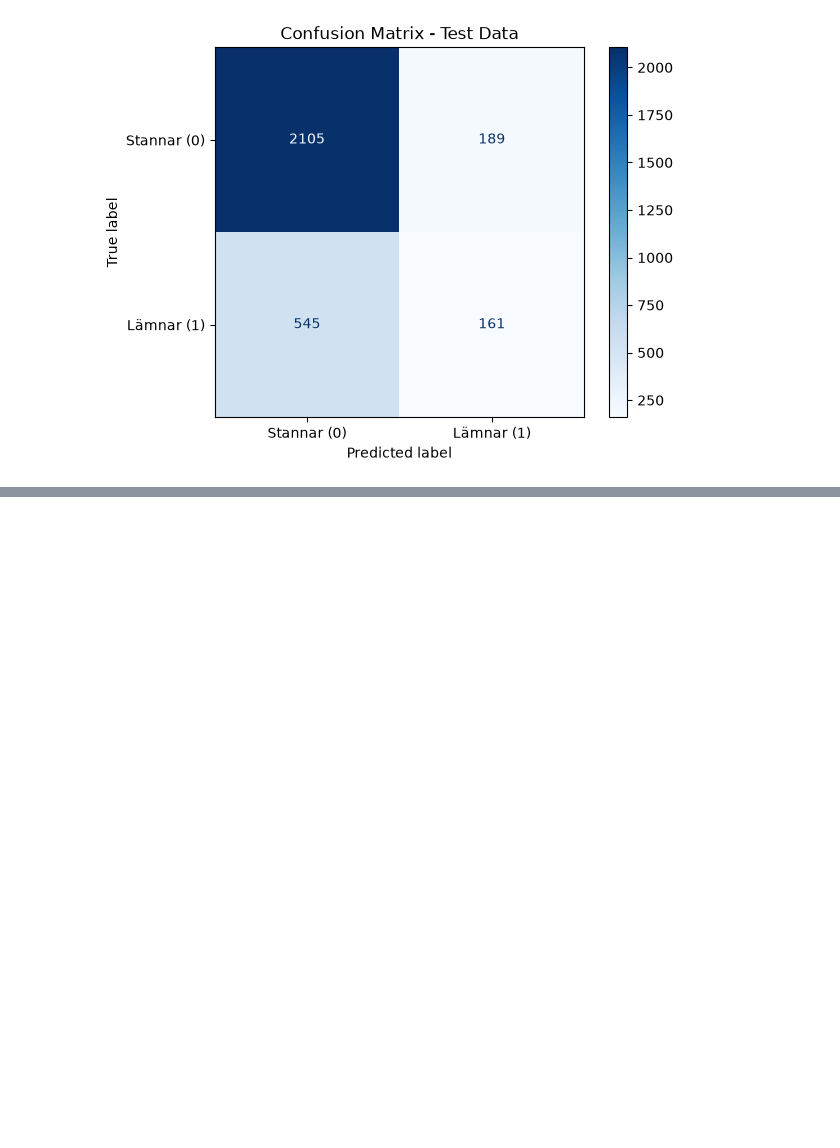
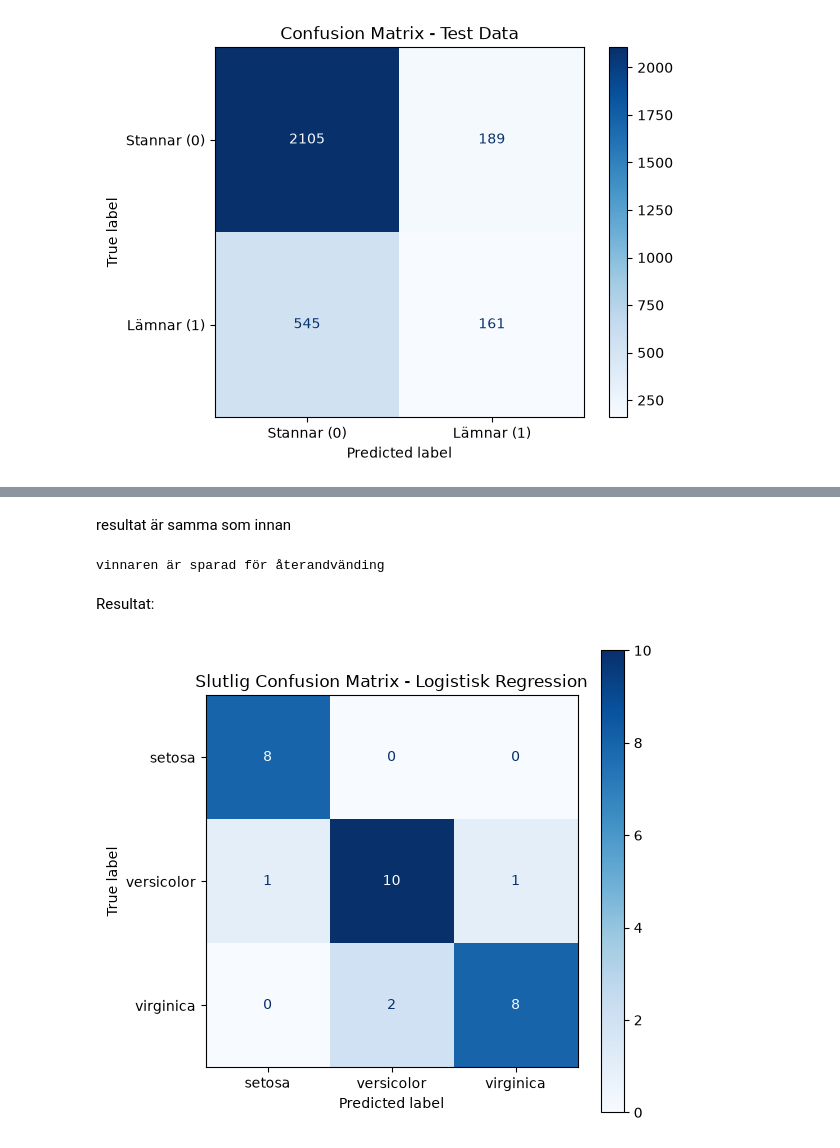
Before and after one commit to M-Renberg/Artificiell-intelligense-course-part-1, a Jupyter notebook: koduppfit4.ipynb, the cells around one changed output, grey strips where cells are left out. Cells and saved outputs as stored; diff of their text form; code cells hidden in the pictures; blank space fills up the shorter version.

```diff
--- a/koduppfit4.ipynb
+++ b/koduppfit4.ipynb
@@ -174,0 +269,18 @@ plt.show()
+# %%
+from sklearn.ensemble import BaggingClassifier
+from sklearn.tree import DecisionTreeClassifier
+
+# Skapa och optimera Bagging Classifier
+bagging = BaggingClassifier(estimator=DecisionTreeClassifier(), random_state=42)
+bagging_params = {
+    'n_estimators': [50, 100, 200],
+    'estimator__max_depth': [None, 10, 20]
+}
+
+bagging_grid = GridSearchCV(estimator=bagging, param_grid=bagging_params, cv=5, scoring='accuracy', n_jobs=-1)
+bagging_grid.fit(X_train, y_train)
+
+print("Bästa parametrarna:", bagging_grid.best_params_)
+bagging_best = bagging_grid.best_estimator_
+y_pred_bagging = bagging_best.predict(X_test)
+print(classification_report(y_test, y_pred_bagging))
@@ -174,0 +401,7 @@ plt.show()
+# %%
+best_model = model_lr_poly
+
+best_model.fit(X_train_val,y_train_val)
+
+y_pred_final = best_model.predict(X_test)
+print(classification_report(y_test, y_pred_final))
@@ -174,0 +418,22 @@ plt.show()
+# %% [markdown]
+resultat är samma som innan
+# %%
+import joblib
+
+joblib.dump(best_model, 'vinnaren')
+print('vinnaren är sparad för återandvänding')
+# %% [output]
+vinnaren är sparad för återandvänding
+# %% [markdown]
+Resultat:
+# %%
+classes = ['setosa', 'versicolor', 'virginica']
+
+plt.figure(figsize=(6, 6))
+cm = confusion_matrix(y_test, y_pred_final)
+disp = ConfusionMatrixDisplay(confusion_matrix=cm, display_labels=classes)
+disp.plot(cmap=plt.cm.Blues, values_format='d', ax=plt.gca())
+plt.title("Slutlig Confusion Matrix - Logistisk Regression")
+plt.show()
+# %% [output]
+[figure, added]
```
Also changed, not shown: parts of 22 cells of this notebook, 1 other file.
